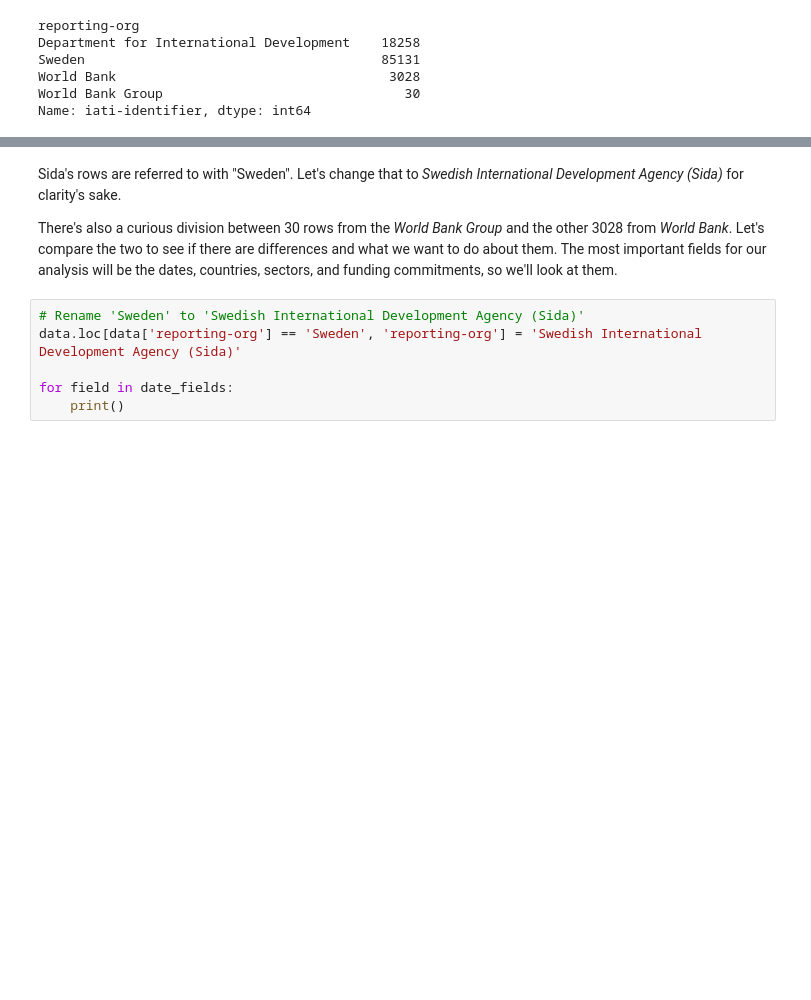
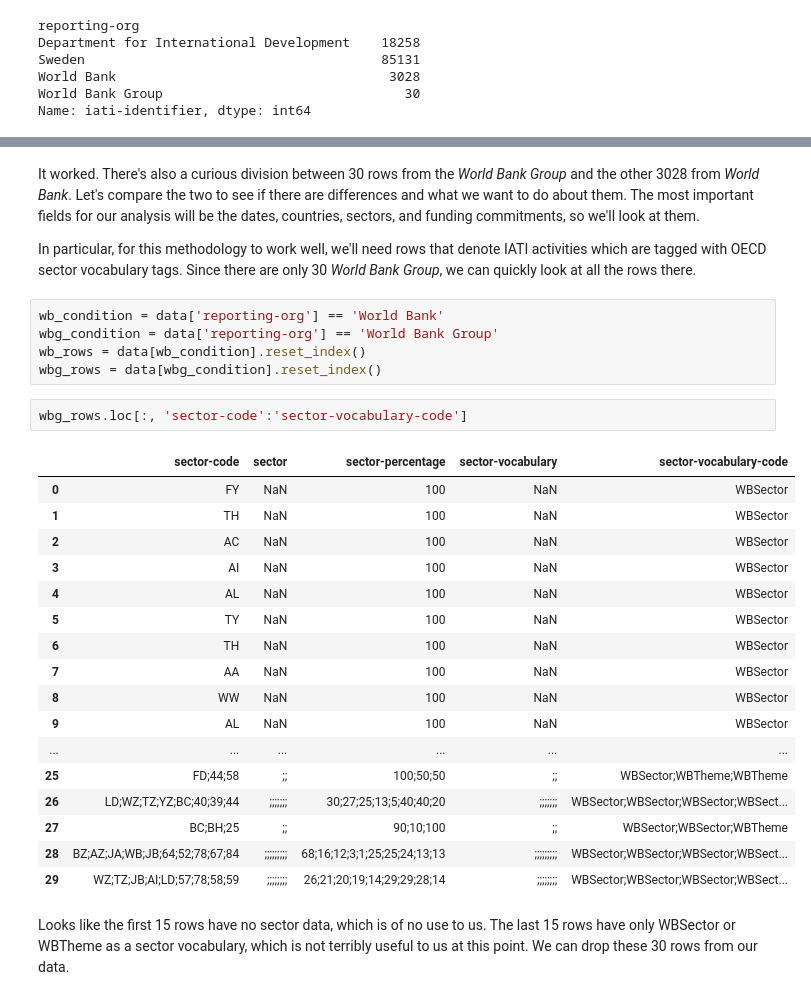
Before and after one commit to thisismattwolf/IATI_methodology, a Jupyter notebook: Methodology_notebook.ipynb, the cells around one changed output, grey strips where cells are left out. Drawn from its saved outputs; the diff is of its cells as text; blank space fills up the shorter version.

Commit message:
Clean commenting. Created sections of analysis for readability. Preprocessing code complete, begun on date-manipulation code.

```diff
--- a/Methodology_notebook.ipynb
+++ b/Methodology_notebook.ipynb
@@ -43,10 +61,31 @@ Name: iati-identifier, dtype: int64
 # %% [markdown]
-Sida's rows are referred to with "Sweden". Let's change that to *Swedish International Development Agency (Sida)* for clarity's sake.
+It worked. There's also a curious division between 30 rows from the *World Bank Group* and the other 3028 from *World Bank*. Let's compare the two to see if there are differences and what we want to do about them. The most important fields for our analysis will be the dates, countries, sectors, and funding commitments, so we'll look at them.
 
-There's also a curious division between 30 rows from the *World Bank Group* and the other 3028 from *World Bank*. Let's compare the two to see if there are differences and what we want to do about them. The most important fields for our analysis will be the dates, countries, sectors, and funding commitments, so we'll look at them.
+In particular, for this methodology to work well, we'll need rows that denote IATI activities which are tagged with OECD sector vocabulary tags. Since there are only 30 *World Bank Group*, we can quickly look at all the rows there.
-# %%
-# Rename 'Sweden' to 'Swedish International Development Agency (Sida)'
-data.loc[data['reporting-org'] == 'Sweden', 'reporting-org'] = 'Swedish International Development Agency (Sida)'
-
-for field in date_fields:
-    print()
+# %%
+wb_condition = data['reporting-org'] == 'World Bank'
+wbg_condition = data['reporting-org'] == 'World Bank Group'
+wb_rows = data[wb_condition].reset_index()
+wbg_rows = data[wbg_condition].reset_index()
+# %%
+wbg_rows.loc[:, 'sector-code':'sector-vocabulary-code']
+# %% [output]
+|  | sector-code | sector | sector-percentage | sector-vocabulary | sector-vocabulary-code |
+| 0 | FY | NaN | 100 | NaN | WBSector |
+| 1 | TH | NaN | 100 | NaN | WBSector |
+| 2 | AC | NaN | 100 | NaN | WBSector |
+| 3 | AI | NaN | 100 | NaN | WBSector |
+| 4 | AL | NaN | 100 | NaN | WBSector |
+| 5 | TY | NaN | 100 | NaN | WBSector |
+| 6 | TH | NaN | 100 | NaN | WBSector |
+| 7 | AA | NaN | 100 | NaN | WBSector |
+| 8 | WW | NaN | 100 | NaN | WBSector |
+| 9 | AL | NaN | 100 | NaN | WBSector |
+| ... | ... | ... | ... | ... | ... |
+| 25 | FD;44;58 | ;; | 100;50;50 | ;; | WBSector;WBTheme;WBTheme |
+| 26 | LD;WZ;TZ;YZ;BC;40;39;44 | ;;;;;;; | 30;27;25;13;5;40;40;20 | ;;;;;;; | WBSector;WBSector;WBSector;WBSect... |
+| 27 | BC;BH;25 | ;; | 90;10;100 | ;; | WBSector;WBSector;WBTheme |
+| 28 | BZ;AZ;JA;WB;JB;64;52;78;67;84 | ;;;;;;;;; | 68;16;12;3;1;25;25;24;13;13 | ;;;;;;;;; | WBSector;WBSector;WBSector;WBSect... |
+| 29 | WZ;TZ;JB;AI;LD;57;78;58;59 | ;;;;;;;; | 26;21;20;19;14;29;29;28;14 | ;;;;;;;; | WBSector;WBSector;WBSector;WBSect... |
+# %% [markdown]
+Looks like the first 15 rows have no sector data, which is of no use to us. The last 15 rows have only WBSector or WBTheme as a sector vocabulary, which is not terribly useful to us at this point. We can drop these 30 rows from our data.
```
Also changed, not shown: parts of 29 cells of this notebook.
